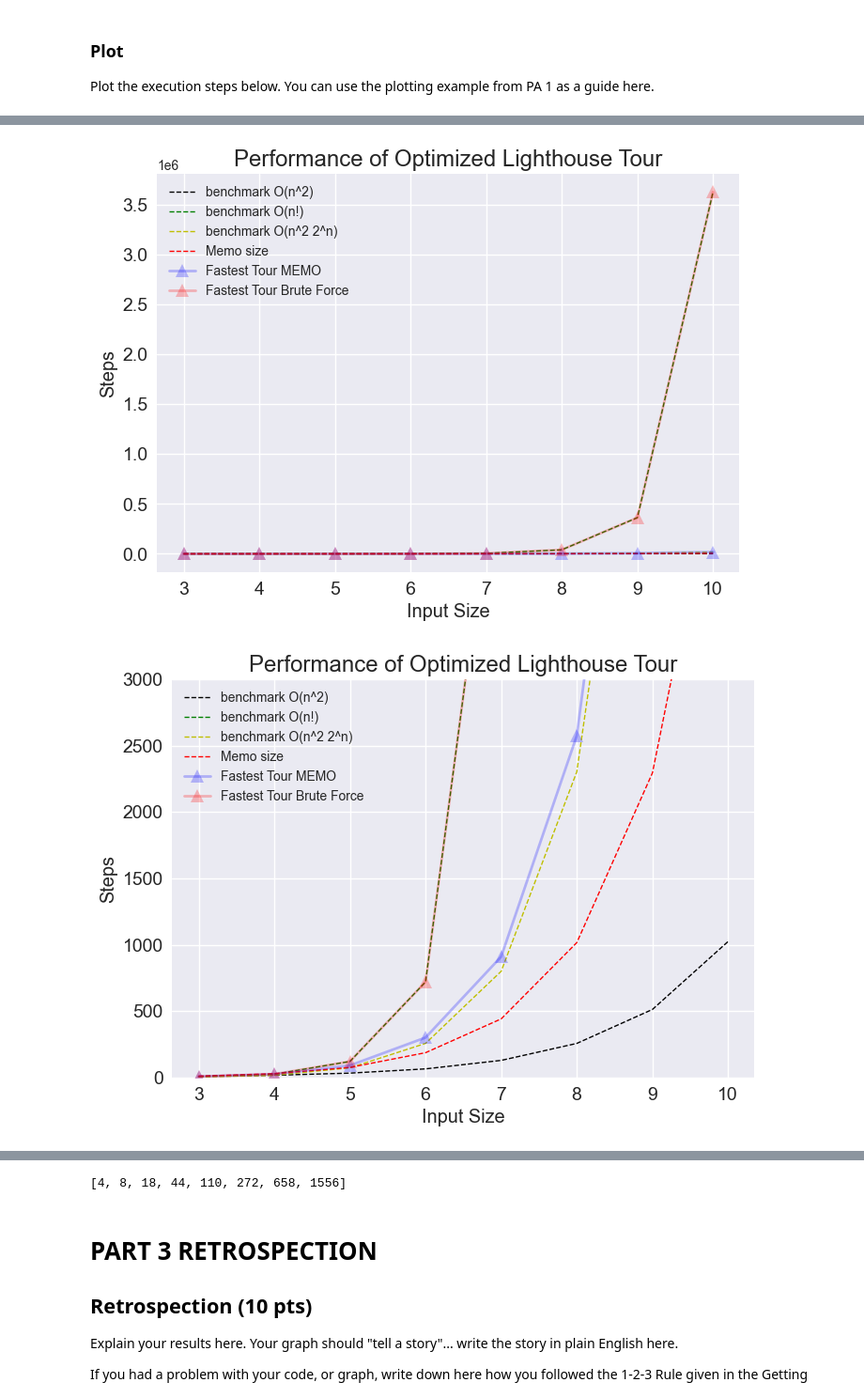
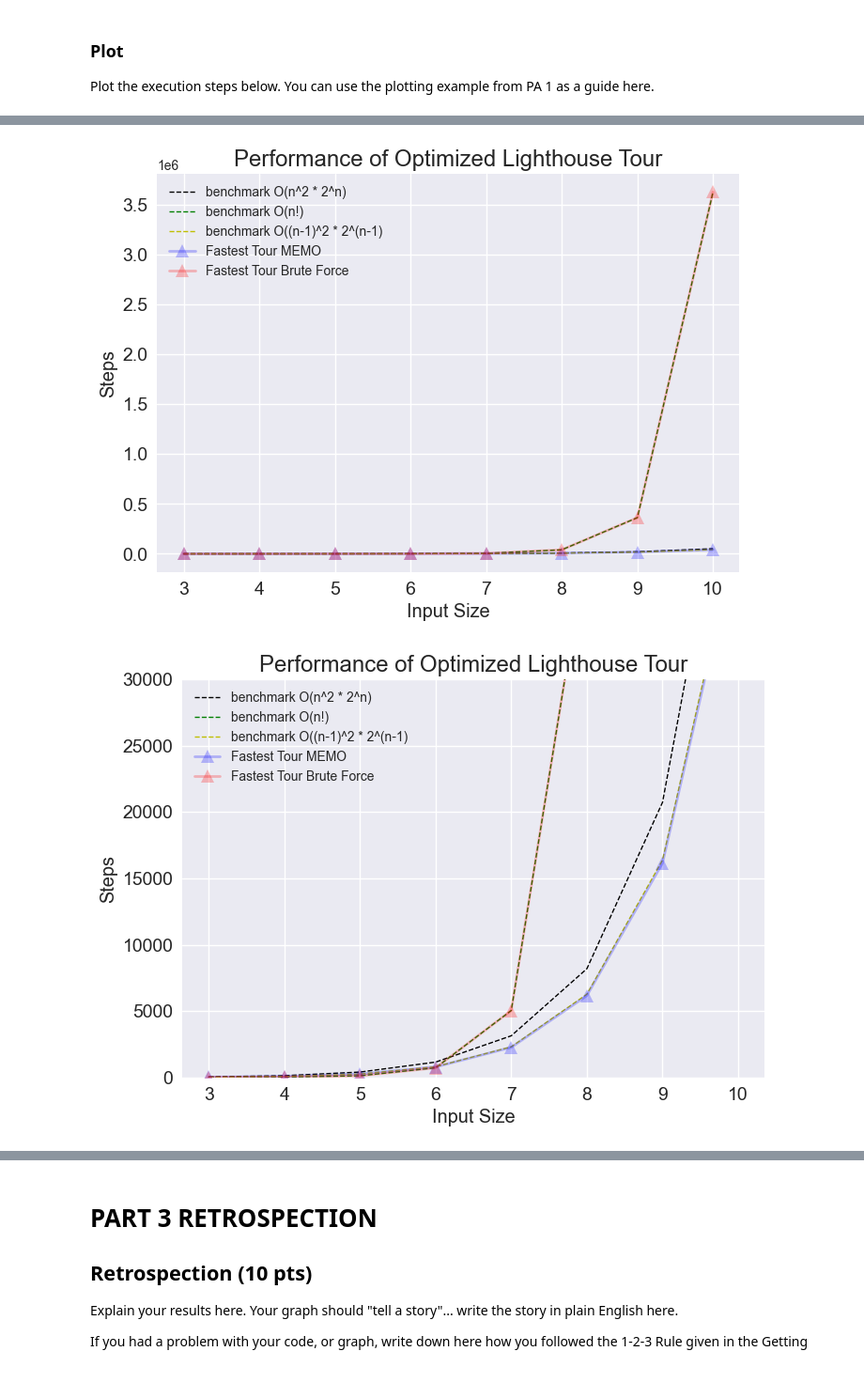
Before and after one commit to eved1018/EN.605.621.84.FA25, a Jupyter notebook: Mod5/EdelsteinEvan_P3.ipynb, the cells around one changed output, grey strips where cells are left out. Shown at 94% size. Drawn from its saved outputs; the diff is of its cells as text; code cells hidden in the pictures.

```diff
--- a/Mod5/EdelsteinEvan_P3.ipynb
+++ b/Mod5/EdelsteinEvan_P3.ipynb
@@ -239,9 +239,14 @@ def fastest_tour_bf(start_light: str, L: list[str]) -> tuple[list[str], float, i
 ####################################################
 
 from math import inf
-
+global hits
+hits = 0
+global memo
+memo = {}
 
 def reset_memo():
+    global hits
+    hits = 0
     global memo
     memo = {}
 
@@ -250,9 +255,11 @@ def fastest_tour_memo(start_light: str, L: list[str]) -> tuple[list[str], float,
     best_tour = []  # used to store the running best overall tour that starts at start_light
     best_time = inf  # used to store the time for the best_tour sequence
     all_steps = 0
-    L = list_minus(L, start_light)
+    L = list_minus(L, start_light) # O(n)
     memo_lookup_key = (start_light, frozenset(L))
+
     if len(L) == 0:
+        memo[start_light, (start_light)] = ([start_light], 0)
         return [start_light], 0, 1
 
     # if len(L) == 1:
@@ -262,14 +269,15 @@ def fastest_tour_memo(start_light: str, L: list[str]) -> tuple[list[str], float,
     #     return best_tour, best_time, 1
 
     if memo_lookup_key in memo:  # Memo Hit
+        global hits
+        hits +=1
         best_tour, best_time = memo[memo_lookup_key]
-        all_steps += 1
-        return best_tour, best_time, all_steps
+        return best_tour, best_time, 1
 
     # RECURSIVE CASE
     for second_light in L:
         curr_tour, curr_time, steps = fastest_tour_memo(second_light, L)
-        all_steps += steps
+        all_steps = all_steps + steps + 1 # include this recursive step
         curr_time += get_travel_time(start_light, second_light)
         if curr_time < best_time:  # update best_tour and best_time with new candidate
             best_tour = curr_tour
@@ -495,17 +504,18 @@ import matplotlib.pyplot as plt
 plt.style.use('seaborn-v0_8')
 
 
-def print_table(xaxis, bf_vals, memo_vals, bmark_vals):
-    print("{:^10}|{:^10}|{:^10}|{:^10}|".format("X", "BF", "MEMO", "BMARK"))
+def print_table(xaxis, bf_vals, memo_vals, memo_sizes,  bmark_vals):
+    print("{:^10}|{:^10}|{:^10}|{:^10}|{:^10}|".format("X", "BF", "MEMO", "MEMO SIZE", "BMARK"))
     print("-"*45)
-    for a, b, c, d in zip(xaxis, bf_vals, memo_vals, bmark_vals):
-        print("{:^10.2f}|{:^10.2f}|{:^10.2f}|{:^10.2f}|".format(a, b, c, d))
+    for a, b, c, d, e in zip(xaxis, bf_vals, memo_vals, memo_sizes, bmark_vals):
+        print("{:^10.2f}|{:^10.2f}|{:^10.2f}|{:^10.2f}|{:^10.2f}".format(a, b, c, d, e))
+
+def bmark2(n):
+    return n**2  * 2**(n-1)
 
 
 def bmark(n):
-    n = n-2
-    return n**2 * 2**n
-
+    return ((n-1)**2) * 2**(n-1)
 
 def plot_memo_size(xvals, memo_sizes):
     # plt.rcParams['figure.figsize'] = [20,10]
@@ -513,15 +523,14 @@ def plot_memo_size(xvals, memo_sizes):
     plt.title("Size of Memo in Optimized Lighthouse Tour", size="xx-large")
     plt.ylabel("Steps", size="x-large")
     plt.xlabel("Input Size", size="x-large")
-    plt.ylim([0, 3000])  # y-axis scale
+    plt.ylim([0, 30000])  # y-axis scale
 
     yTestVals1 = []
     for i in range(START, STOP):
-        i = i-2
-        yTestVals1.append(i * 2**i)
+        yTestVals1.append(i * 2**(i))
 
     plt.plot(xvals, yTestVals1, "k^--", markersize=0,
-             linewidth=1, label="benchmark O(n * n^2)")
+             linewidth=1, label="benchmark O(n * 2^n-1)")
 
     plt.plot(xvals, memo_sizes, "g^--", markersize=0,
              linewidth=1, label="Memo size")
@@ -537,7 +546,7 @@ def plot_steps(xvals, myresults_bf, myresults_memo, limit=True):
     plt.ylabel("Steps", size="x-large")
     plt.xlabel("Input Size", size="x-large")
     if limit:
-        plt.ylim([0, 3000])  # y-axis scale
+        plt.ylim([0, 30000])  # y-axis scale
 
     # The "b^-" has meaning - "b" means blue, "^" means triangles (try *, s, o),
     # "-" means draw a line
@@ -547,19 +556,19 @@ def plot_steps(xvals, myresults_bf, myresults_memo, limit=True):
     # generate bench mark data
 
     for i in range(START, STOP):
-        yTestVals1.append(2**i)
+        yTestVals1.append(bmark2(i))
         yTestVals2.append(factorial(i))
         yTestVals3.append(bmark(i))
 
     plt.plot(xvals, yTestVals1, "k^--", markersize=0,
-             linewidth=1, label="benchmark O(n^2)")
+             linewidth=1, label="benchmark O(n^2 * 2^n)")
     plt.plot(xvals, yTestVals2, "g^--", markersize=0,
              linewidth=1, label="benchmark O(n!)")
     plt.plot(xvals, yTestVals3, "y^--", markersize=0,
-             linewidth=1, label="benchmark O(n^2 2^n)")
+             linewidth=1, label="benchmark O((n-1)^2 * 2^(n-1)")
 
-    plt.plot(xvals, memo_sizes, "r^--", markersize=0,
-             linewidth=1, label="Memo size")
+    # plt.plot(xvals, memo_sizes, "r^--", markersize=0,
+    #          linewidth=1, label="Memo size")
 
     plt.plot(xvals, myresults_memo, "b^-", markersize=10,
              linewidth=2, label="Fastest Tour MEMO",  alpha=0.25)
@@ -573,11 +582,9 @@ def plot_steps(xvals, myresults_bf, myresults_memo, limit=True):
 xvals = [i for i in range(START, STOP)]
 bs = [bmark(i) for i in xvals]
 myresults_bf, myresults_memo, memo_sizes = make_examples(START, STOP)
-print_table(xvals, myresults_bf, myresults_memo,bs )
+print_table(xvals, myresults_bf, myresults_memo, memo_sizes, bs )
 
 plot_steps(xvals, myresults_bf, myresults_memo, False)
 plot_steps(xvals, myresults_bf, myresults_memo, True)
 plot_memo_size(xvals, memo_sizes)
-
-print([i-j for i,j in zip(myresults_memo, bs)])
 # %% [output]
@@ -594,2 +601,2 @@ print([i-j for i,j in zip(myresults_memo, bs)])
-[figure, old version]
+[figure, new version]
-[figure, old version]
+[figure, new version]
@@ -597,4 +604,3 @@ print([i-j for i,j in zip(myresults_memo, bs)])
-[4, 8, 18, 44, 110, 272, 658, 1556]
 # %% [markdown]
 # PART 3 RETROSPECTION
 
```
Also changed, not shown: parts of 6 cells of this notebook.
